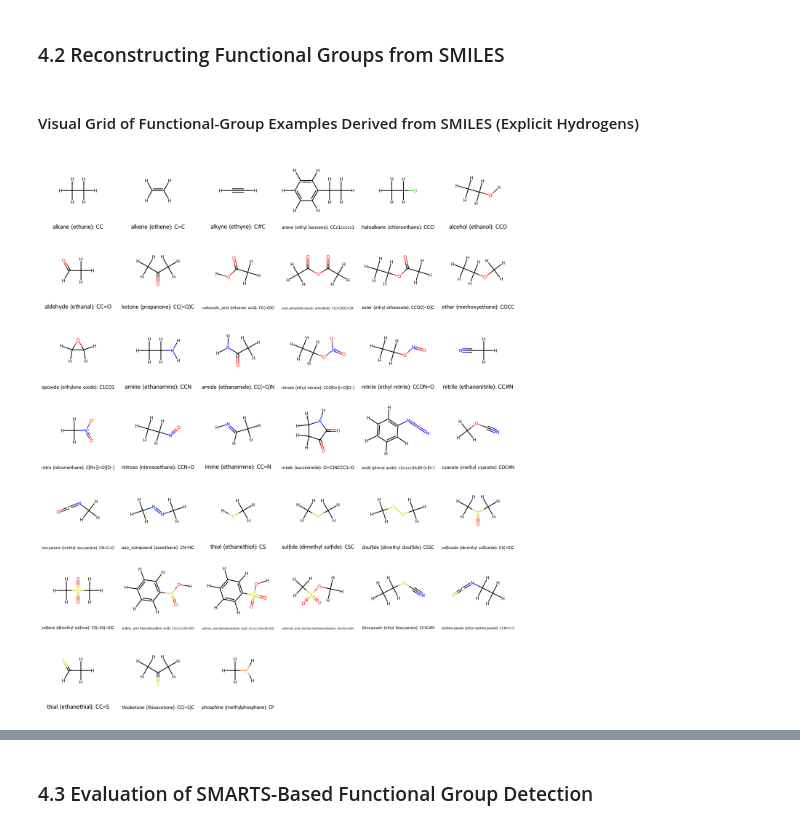
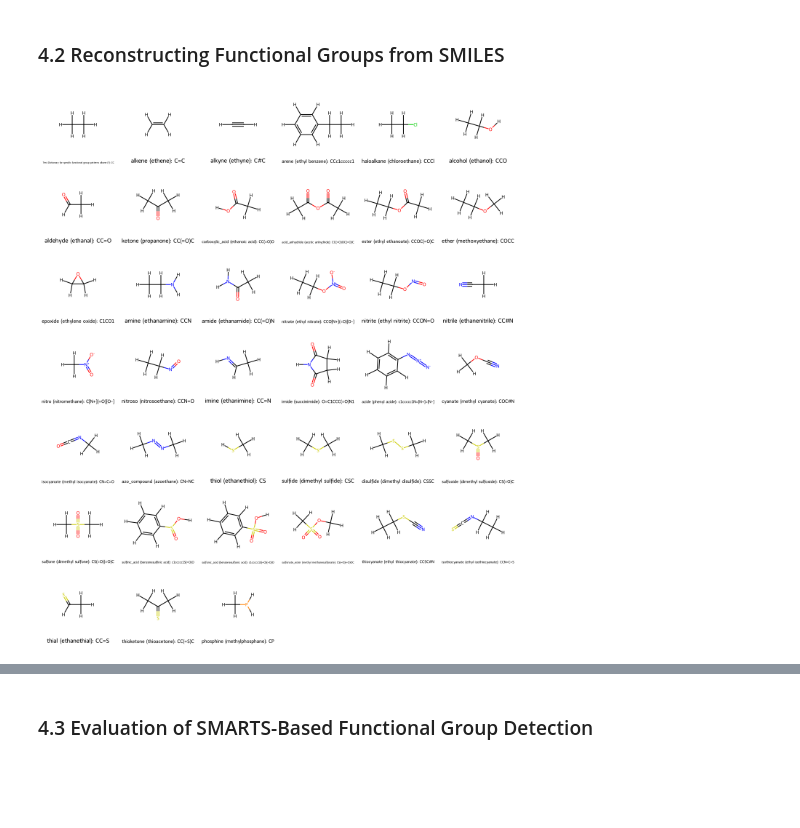
Before and after one commit to JanAndrzejewski050/Molecular-Spectro-Latent-Modeling, a Jupyter notebook: selfies_intro.ipynb, the cells around one changed output, grey strips where cells are left out. Saved outputs shown, nothing was run; the diff lists cells and outputs as text; code cells hidden in the pictures; blank space fills up the shorter version.

```diff
--- a/selfies_intro.ipynb
+++ b/selfies_intro.ipynb
@@ -625,6 +823,13 @@ Saved CSV file: smiles_selfies_full.csv
 # %%
 # Test of CSV file
-pd.set_option('display.max_colwidth', None)
-df = pd.read_csv("smiles_selfies_full.csv")
-df.head() # first 5 records
+OUT_CSV = os.path.join(DATA_DIR, "smiles_selfies_full.csv")
+
+if os.path.exists(OUT_CSV):
+    print("File loaded successfully:")
+    pd.set_option('display.max_colwidth', None)
+    df = pd.read_csv(OUT_CSV)
+    print(df.head()) # first 5 records of each column
+
+else:
+    print(f"Error: File not found at {OUT_CSV}.")
 # %% [output]
@@ -744,7 +970,7 @@ The generated 2D depiction provides a visual check that RDKit interpreted the or
 # %% [markdown]
 ### 4.2 Reconstructing Functional Groups from SMILES
 # %%
-SMILES_FUNCTIONAL_GROUP = {
+SMILES_FG_DICT = {
 
     # ===== hydrocarbons =====
     "alkane":        "CC",              # e.g. ethane
@@ -774,7 +1000,7 @@ SMILES_FUNCTIONAL_GROUP = {
     "nitro":             "C[N+](=O)[O-]",      # e.g. nitromethane
     "nitroso":           "CCN=O",              # e.g. nitrosoethane
     "imine":             "CC=N",               # e.g. ethanimine (CH3-CH=NH)
-    "imide":             "O=C1NCCC1=O",        # e.g. succinimide
+    "imide":             "O=C1CCC(=O)N1",        # e.g. succinimide
     "azide":             "c1ccccc1N=[N+]=[N-]",# e.g. phenylazide
     "cyanate":           "COC#N",              # e.g. methyl cyanate
     "isocyanate":        "CN=C=O",             # e.g. methyl isocyanate
@@ -799,7 +1025,7 @@ SMILES_FUNCTIONAL_GROUP = {
 }
 # %%
 # Example SMILES for each functional group
-EXAMPLE_NAMES = {
+EXAMPLE_NAMES_DICT = {
     # hydrocarbons
     "alkane": "ethane",
     "alkene": "ethene",
@@ -852,6 +1078,13 @@ EXAMPLE_NAMES = {
     "phosphine": "methylphosphane",
 }
 # %%
+''' Function to display a grid of molecules with functional groups.
+- smiles_dict: dictionary {functional_group_name: SMILES_string}
+- mols_per_row: number of molecules per row in the grid
+- size: tuple (width, height) of each sub-image in pixels
+- show_H: whether to display hydrogen atoms explicitly
+'''
+
 def show_functional_group_grid(smiles_dict, mols_per_row=6, size=(220, 220), show_H=False):
     mols = []
     legends = []
@@ -865,7 +1098,7 @@ def show_functional_group_grid(smiles_dict, mols_per_row=6, size=(220, 220), sho
         if show_H:
             mol = Chem.AddHs(mol)
 
-        example = EXAMPLE_NAMES.get(name, "?")
+        example = EXAMPLE_NAMES_DICT.get(name, "?")
         legends.append(f"{name} ({example}): {smi}")
 
         mols.append(mol)
@@ -877,9 +1110,7 @@ def show_functional_group_grid(smiles_dict, mols_per_row=6, size=(220, 220), sho
         legends=legends
     )
     display(img)
-# %% [markdown]
-#### Visual Grid of Functional-Group Examples Derived from SMILES (Explicit Hydrogens)
 # %%
-show_functional_group_grid(SMILES_FUNCTIONAL_GROUP, mols_per_row=6, show_H=True)
+show_functional_group_grid(SMILES_FG_DICT, mols_per_row=6, show_H=True)
 # %% [output]
-[figure, old version]
+[figure, new version]
```
Also changed, not shown: parts of 85 cells of this notebook, 8 other files.
